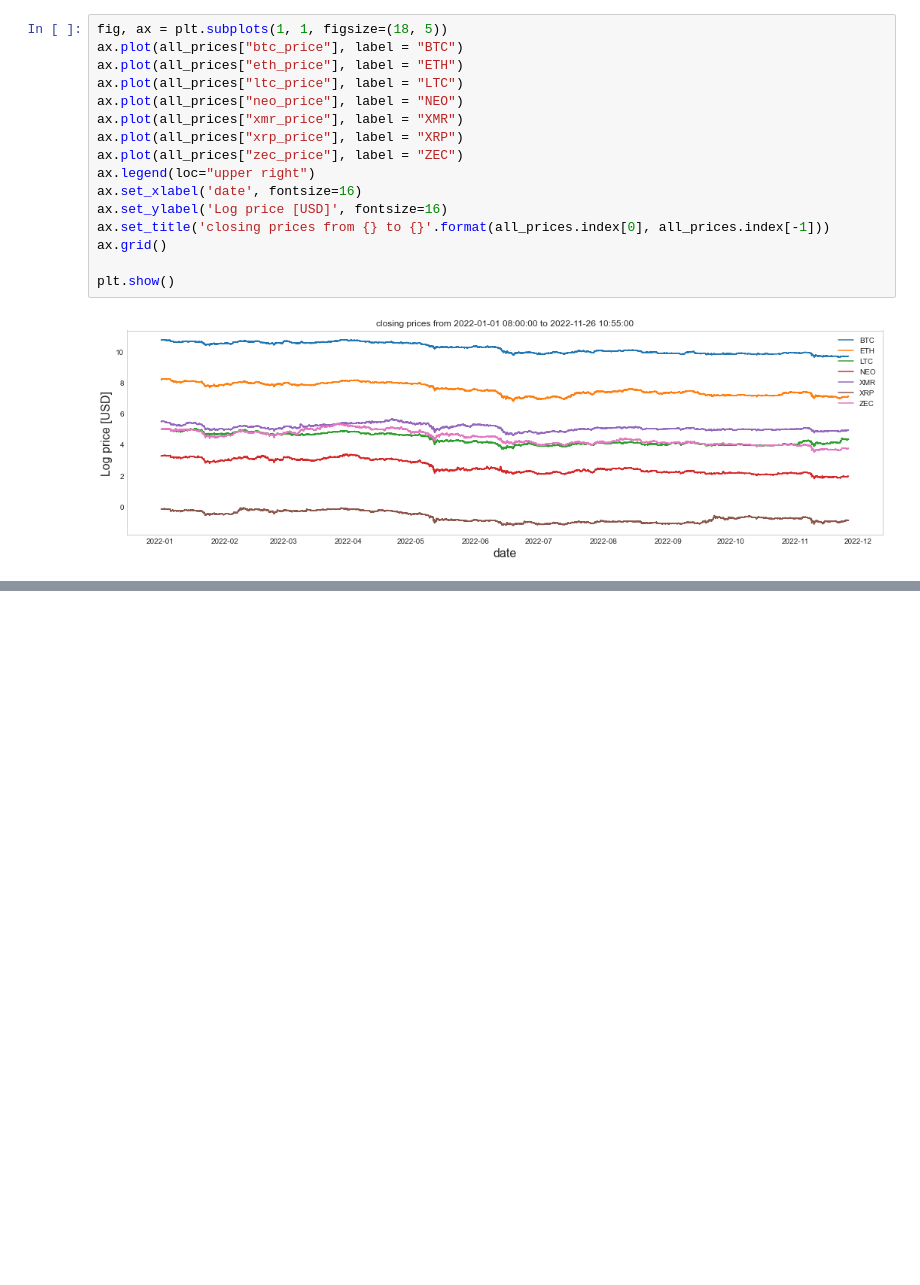
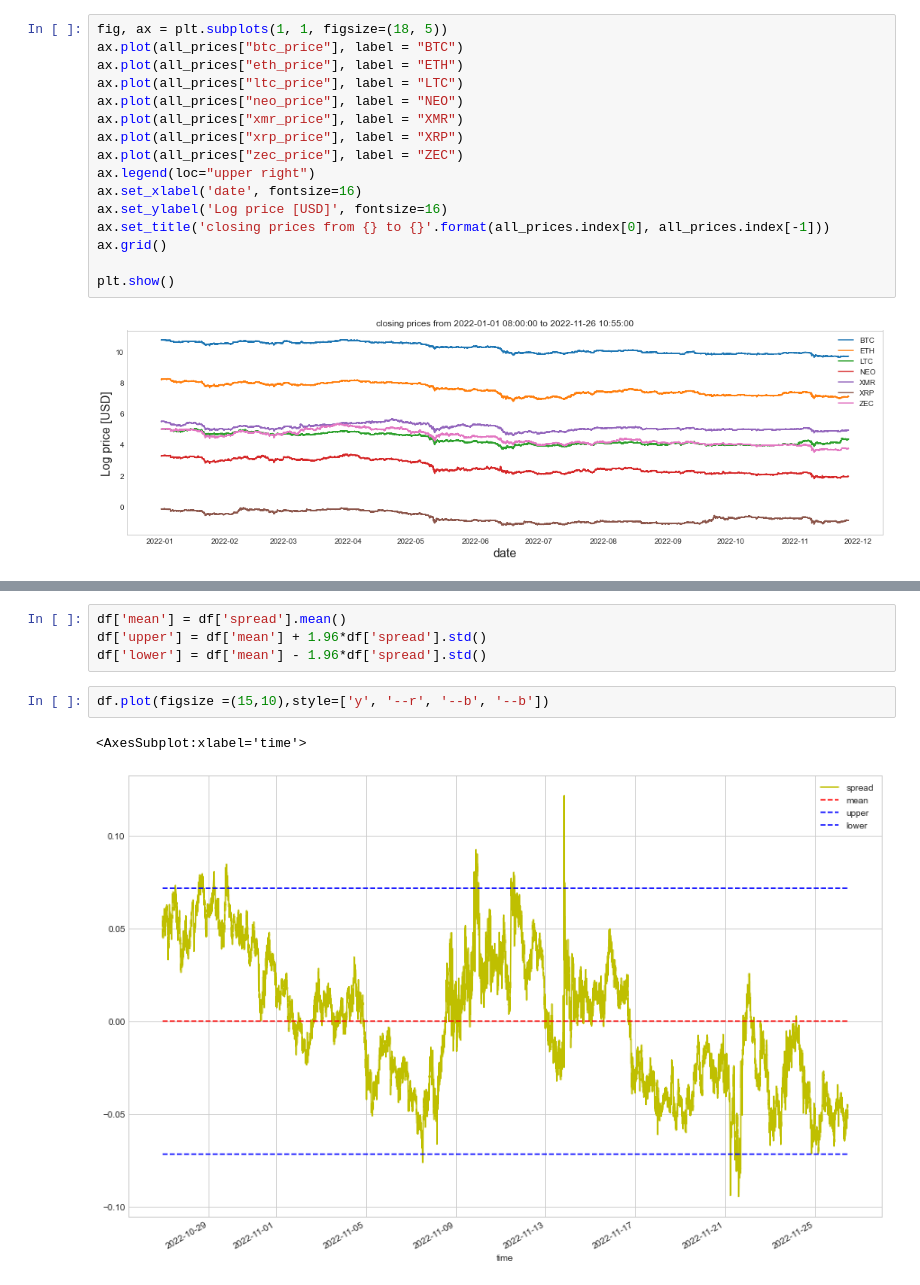
Before and after one commit to BabyChouSr/crypto-pairs-trading, a Jupyter notebook: arb_strat.ipynb, the cells around one changed output, grey strips where cells are left out. Saved outputs shown, nothing was run; the diff lists cells and outputs as text; blank space fills up the shorter version.

```diff
--- a/arb_strat.ipynb
+++ b/arb_strat.ipynb
@@ -193,0 +234,9 @@ ValueError: Found input variables with inconsistent numbers of samples: [1, 4718
+# %%
+df['mean'] = df['spread'].mean()
+df['upper'] = df['mean'] + 1.96*df['spread'].std()
+df['lower'] = df['mean'] - 1.96*df['spread'].std()
+# %%
+df.plot(figsize =(15,10),style=['y', '--r', '--b', '--b'])
+# %% [output]
+<AxesSubplot:xlabel='time'>
+[figure, added]
```
Also changed, not shown: parts of 4 cells of this notebook.
